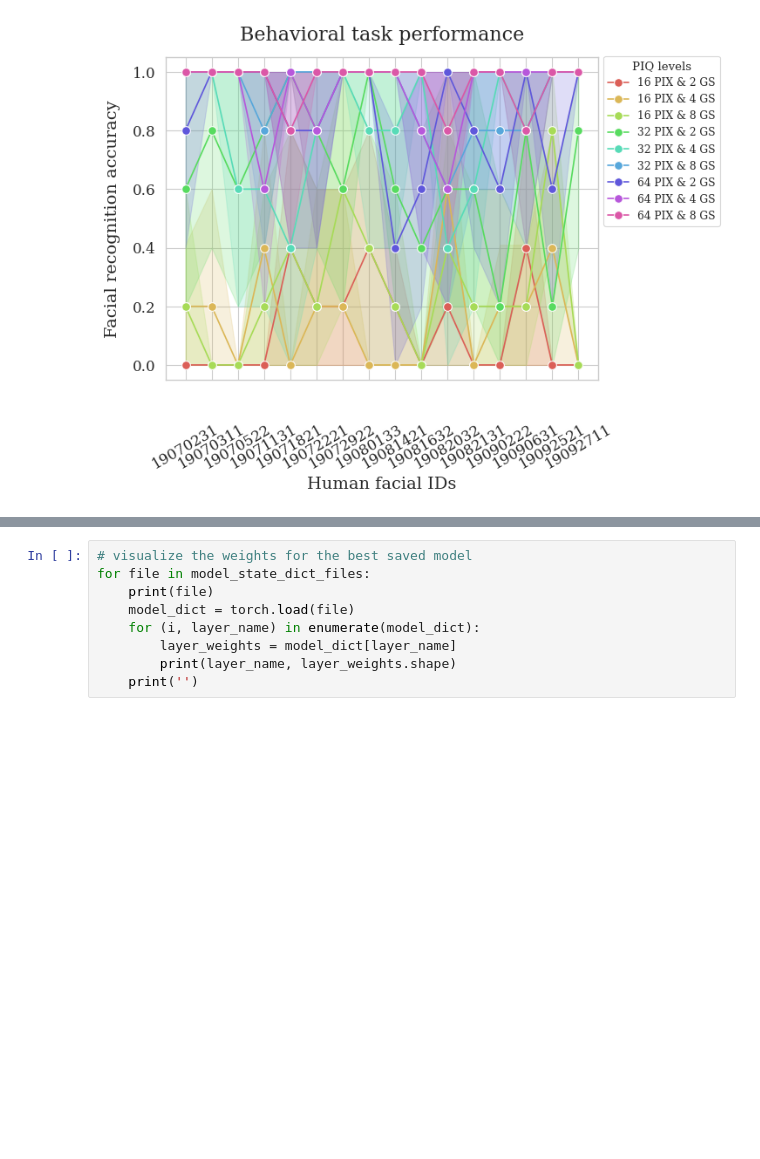
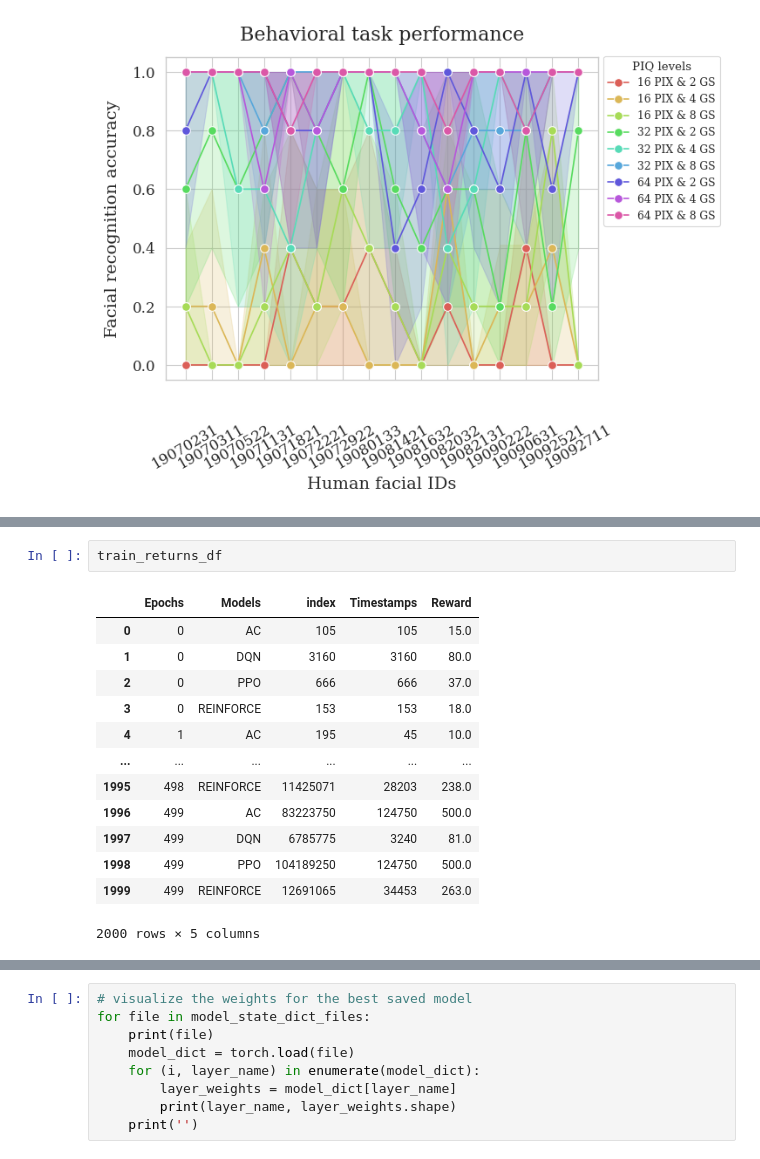
Before and after one commit to namin-an/BionicEye, a Jupyter notebook: Notebooks/Visualization.ipynb, the cells around one changed output, grey strips where cells are left out. Cells and saved outputs as stored; diff of their text form; blank space fills up the shorter version.

```diff
--- a/Notebooks/Visualization.ipynb
+++ b/Notebooks/Visualization.ipynb
@@ -425,3 +438,19 @@ plt.show()
+# %%
+train_returns_df
+# %% [output]
+|  | Epochs | Models | index | Timestamps | Reward |
+| 0 | 0 | AC | 105 | 105 | 15.0 |
+| 1 | 0 | DQN | 3160 | 3160 | 80.0 |
+| 2 | 0 | PPO | 666 | 666 | 37.0 |
+| 3 | 0 | REINFORCE | 153 | 153 | 18.0 |
+| 4 | 1 | AC | 195 | 45 | 10.0 |
+| ... | ... | ... | ... | ... | ... |
+| 1995 | 498 | REINFORCE | 11425071 | 28203 | 238.0 |
+| 1996 | 499 | AC | 83223750 | 124750 | 500.0 |
+| 1997 | 499 | DQN | 6785775 | 3240 | 81.0 |
+| 1998 | 499 | PPO | 104189250 | 124750 | 500.0 |
+| 1999 | 499 | REINFORCE | 12691065 | 34453 | 263.0 |
+2000 rows × 5 columns
 # %%
 # Check average train returns
 train_returns_df = pd.DataFrame()
```
Also changed, not shown: parts of 6 cells of this notebook.
